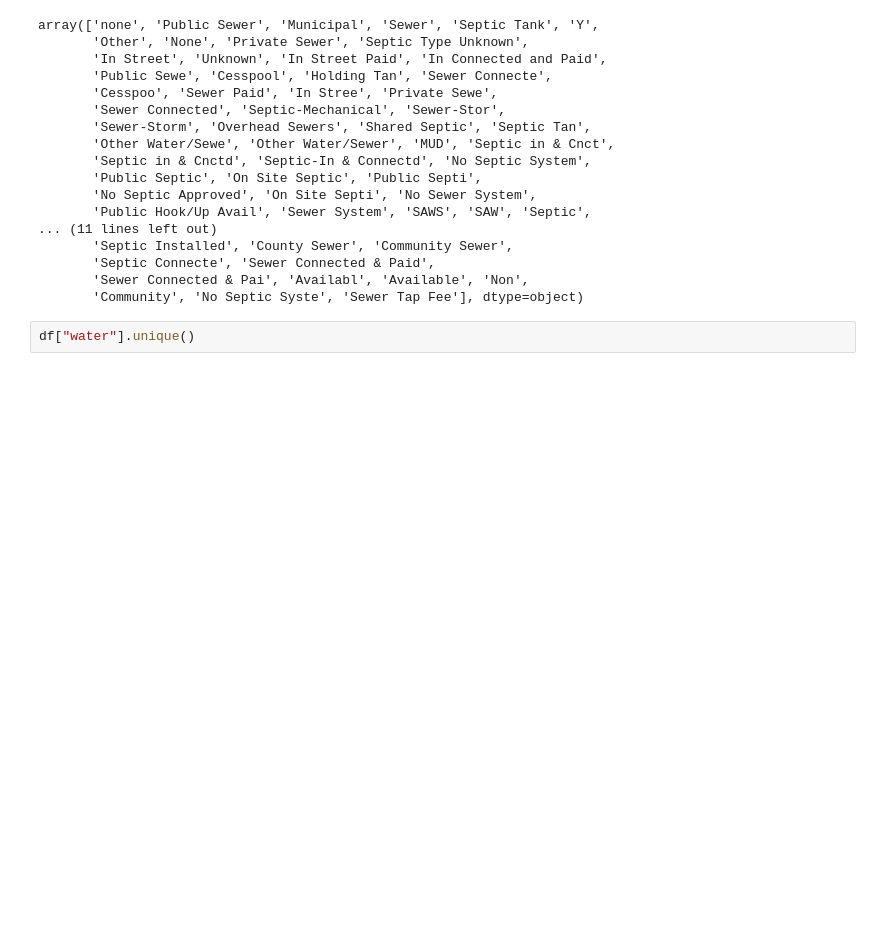
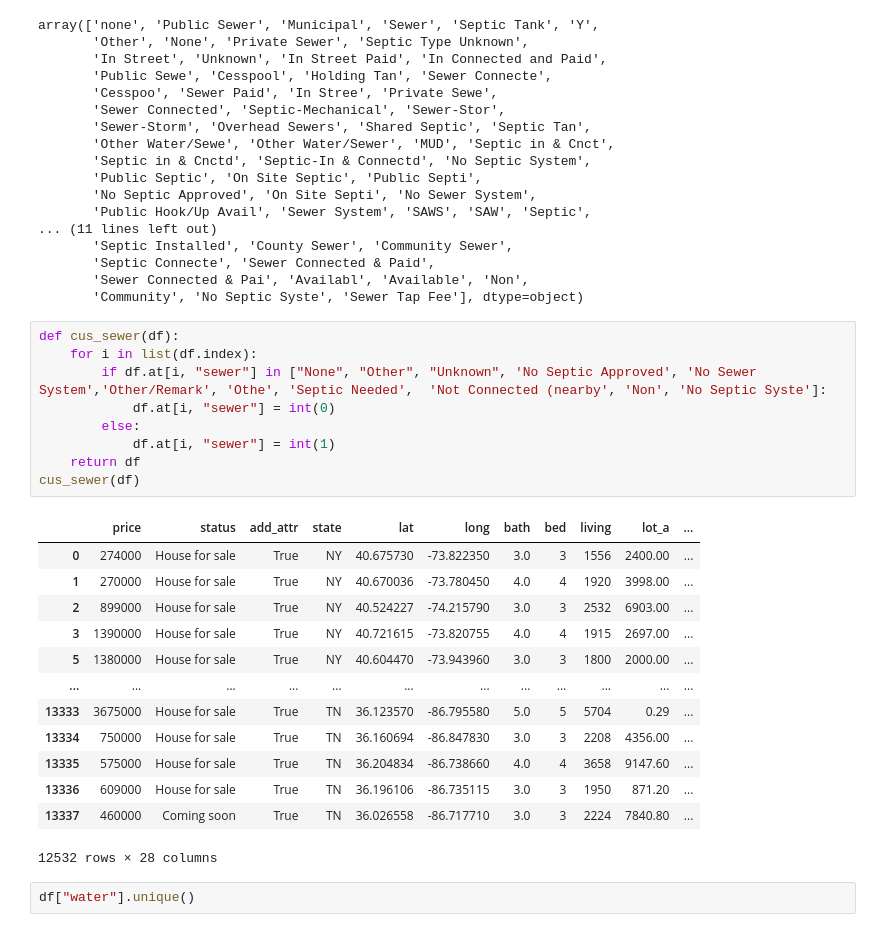
Before and after one commit to tuanlda78202/DSP, a Jupyter notebook: 20221/src/eda.ipynb, the cells around one changed output. Cells and saved outputs as stored; diff of their text form; blank space fills up the shorter version.

```diff
--- a/20221/src/eda.ipynb
+++ b/20221/src/eda.ipynb
@@ -368,6 +398,29 @@ array(['none', 'Public Sewer', 'Municipal', 'Sewer', 'Septic Tank', 'Y',
        'Septic Connecte', 'Sewer Connected & Paid',
        'Sewer Connected & Pai', 'Availabl', 'Available', 'Non',
        'Community', 'No Septic Syste', 'Sewer Tap Fee'], dtype=object)
+# %%
+def cus_sewer(df):
+    for i in list(df.index):
+        if df.at[i, "sewer"] in ["None", "Other", "Unknown", 'No Septic Approved', 'No Sewer System','Other/Remark', 'Othe', 'Septic Needed',  'Not Connected (nearby', 'Non', 'No Septic Syste']:
+            df.at[i, "sewer"] = int(0)
+        else:
+            df.at[i, "sewer"] = int(1)
+    return df
+cus_sewer(df)
+# %% [output]
+|  | price | status | add_attr | state | lat | long | bath | bed | living | lot_a | ... |
+| 0 | 274000 | House for sale | True | NY | 40.675730 | -73.822350 | 3.0 | 3 | 1556 | 2400.00 | ... |
+| 1 | 270000 | House for sale | True | NY | 40.670036 | -73.780450 | 4.0 | 4 | 1920 | 3998.00 | ... |
+| 2 | 899000 | House for sale | True | NY | 40.524227 | -74.215790 | 3.0 | 3 | 2532 | 6903.00 | ... |
+| 3 | 1390000 | House for sale | True | NY | 40.721615 | -73.820755 | 4.0 | 4 | 1915 | 2697.00 | ... |
+| 5 | 1380000 | House for sale | True | NY | 40.604470 | -73.943960 | 3.0 | 3 | 1800 | 2000.00 | ... |
+| ... | ... | ... | ... | ... | ... | ... | ... | ... | ... | ... | ... |
+| 13333 | 3675000 | House for sale | True | TN | 36.123570 | -86.795580 | 5.0 | 5 | 5704 | 0.29 | ... |
+| 13334 | 750000 | House for sale | True | TN | 36.160694 | -86.847830 | 3.0 | 3 | 2208 | 4356.00 | ... |
+| 13335 | 575000 | House for sale | True | TN | 36.204834 | -86.738660 | 4.0 | 4 | 3658 | 9147.60 | ... |
+| 13336 | 609000 | House for sale | True | TN | 36.196106 | -86.735115 | 3.0 | 3 | 1950 | 871.20 | ... |
+| 13337 | 460000 | Coming soon | True | TN | 36.026558 | -86.717710 | 3.0 | 3 | 2224 | 7840.80 | ... |
+12532 rows × 28 columns
 # %%
 df["water"].unique()
 # %% [output]
```
Also changed, not shown: parts of 31 cells of this notebook, 7 other files.
